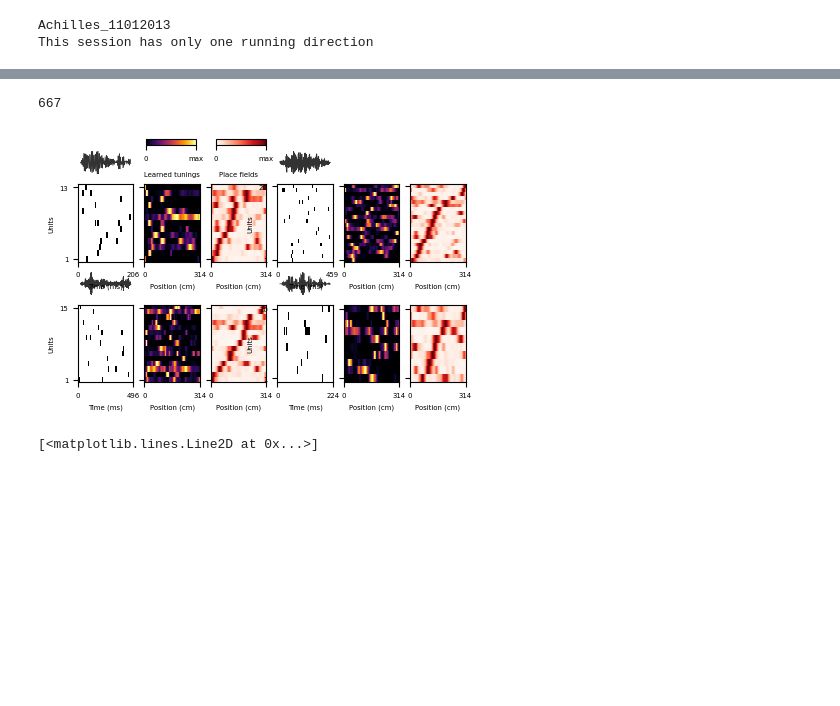
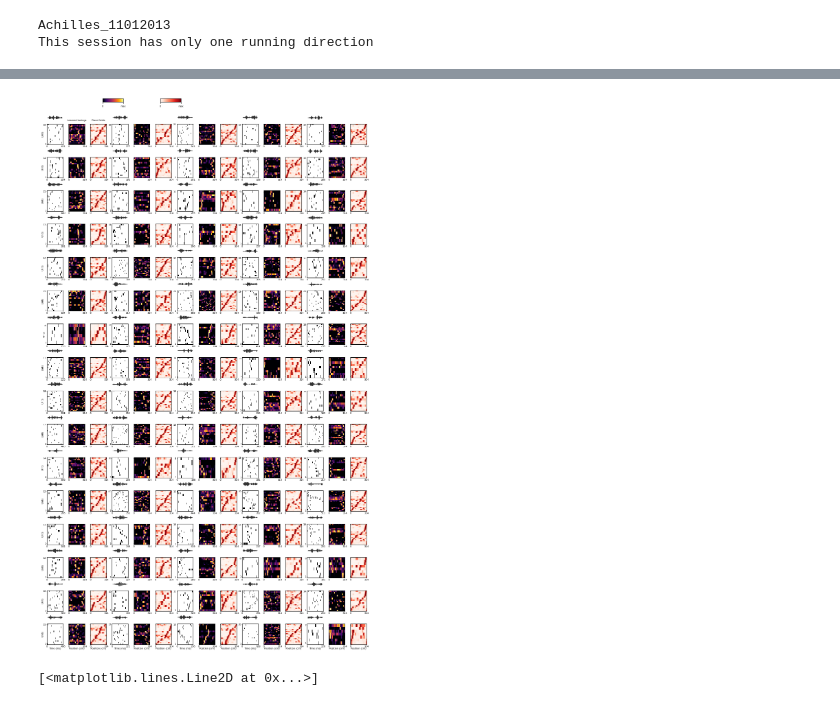
Before and after one commit to diba-lab/Maboudi_et_al_2022, a Jupyter notebook: individual_ripple_event_learned_tunings.ipynb, the cells around one changed output, grey strips where cells are left out. Cells and saved outputs as stored; diff of their text form; code cells hidden in the pictures; blank space fills up the shorter version.

```diff
--- a/individual_ripple_event_learned_tunings.ipynb
+++ b/individual_ripple_event_learned_tunings.ipynb
@@ -359,4 +304,0 @@ plt.savefig(file_path, format = 'pdf', dpi = 300)
-# %%
-len(selected_PBEs_IDX)
-# %% [output]
-667
@@ -380,18 +387,22 @@ kernel = kernel / np.sum(kernel)
 
 # select_pbe_n = [10353, 7548, 8280, 9691, 8807, 8721, 7308, 8478, 9830, 9683] ,
 # select_pbe_n = [9691, 7308, 8721, 9830] # replays
-select_pbe_n = [7537, 7517, 7585, 7116]
+# select_pbe_n = [7537, 7517, 7585, 7116]
 
-nrows = 2
-ncols = 2
+nrows = 16
+ncols = 5
 fontsize = 5
 
-fig = plt.figure(figsize = (5, 3))
+fig = plt.figure(figsize = (12, 20))
 plt.rcParams['svg.fonttype'] = 'none'
 plt.rcParams['image.interpolation'] = 'nearest'
-G = gridspec.GridSpec(nrows*2, ncols*3, height_ratios= [0.3, 1]*nrows, hspace = 0.2, wspace = 0.2)
+G = gridspec.GridSpec(nrows*2, ncols*3, height_ratios= [0.2, 1]*nrows, hspace = 0.35, wspace = 0.35)
 
-PBEs_to_plot =np.where(np.isin(PBEs_subselect['n'], select_pbe_n))[0]
+# PBEs_to_plot =np.where(np.isin(PBEs_subselect['n'], select_pbe_n))[0]
+
+selected_PBEs_IDX = np.where(PBEs_subselect['rt_ui'] > 0)[0]
+PBEs_to_plot = [selected_PBEs_IDX[i] for i in range(80, 160)]
+
 
 count = 0
 flag = 0
@@ -430,7 +441,7 @@ for i in range(nrows):
         axes_0.set_frame_on(False)
         axes_0.set_xticks([])
         axes_0.set_yticks([])
-        axes_0.tick_params(axis='both', which='major', labelsize=fontsize)  # Adjust fontsize as needed
+        axes_0.tick_params(axis='both', which='major', labelsize=fontsize, pad = 1)  # Adjust fontsize as needed
 
 
         axes_1 = plt.subplot(G[i*2+1, j*3+0])
@@ -442,10 +453,17 @@ for i in range(nrows):
         axes_1.set_xlim([0, num_time_bins])
         axes_1.set_xticks([0, num_time_bins])
         axes_1.set_yticks([0, num_active_units-1], [1, num_active_units])
-        axes_1.set_ylabel('Units', fontsize = fontsize)
+        if j == 0:
+            axes_1.set_ylabel('Units', fontsize = fontsize, labelpad = -1)
+        else:
+            axes_1.set_ylabel('')
 
-        axes_1.set_xlabel('Time (ms)', fontsize = fontsize)
-        axes_1.tick_params(axis='both', which='major', labelsize=fontsize)  # Adjust fontsize as needed
+        if i == (nrows-1):
+            axes_1.set_xlabel('Time (ms)', fontsize = fontsize, labelpad = 0)
+        else:
+            axes_1.set_xlabel('')
+
+        axes_1.tick_params(axis='both', which='major', labelsize=fontsize, pad = 1, length = 1)  # Adjust fontsize as needed
 
 
 
@@ -454,46 +472,56 @@ for i in range(nrows):
         axes_2.set_xlim([0, num_pos_bins])
         axes_2.set_xticks([0, num_pos_bins], [0, num_pos_bins*2])
         axes_2.set_yticks([0, num_active_units-1], [])
-        axes_2.set_xlabel('Position (cm)', fontsize = fontsize)
+
+        if i == (nrows-1):
+            axes_2.set_xlabel('Position (cm)', fontsize = fontsize, labelpad = 0)
+        else:
+            axes_2.set_xlabel('')
+
         if count == 0:
             axes_2.set_title('Learned tunings', fontsize = fontsize)
-        axes_2.tick_params(axis='both', which='major', labelsize=fontsize)  # Adjust fontsize as needed
+        axes_2.tick_params(axis='both', which='major', labelsize=fontsize, pad = 1, length = 1)  # Adjust fontsize as needed
 
 
 
 
         axes_3 = plt.subplot(G[i*2+1, j*3+2])
         im_3 = axes_3.imshow(place_fields[active_units], origin = 'lower', cmap = 'Reds', aspect = 'auto', interpolation = 'none')
         axes_3.set_xlim([0, num_pos_bins])
         axes_3.set_xticks([0, num_pos_bins], [0, num_pos_bins*2])
         axes_3.set_yticks([0, num_active_units-1], [])
-        axes_3.set_xlabel('Position (cm)', fontsize = fontsize)
+
+        if i == (nrows-1):
+            axes_3.set_xlabel('Position (cm)', fontsize = fontsize, labelpad = 0)
+        else:
+            axes_3.set_xlabel('')
+
         if count == 0:
             axes_3.set_title('Place fields', fontsize = fontsize)
-        axes_3.tick_params(axis='both', which='major', labelsize=fontsize)  # Adjust fontsize as needed
+        axes_3.tick_params(axis='both', which='major', labelsize=fontsize, pad = 1, length = 1)  # Adjust fontsize as needed
 
 
         count += 1
 
 
 # Add colorbars for the 'inferno' and 'Reds' colormaps
-cbar_ax_2 = fig.add_axes([0.26, 0.90, 0.1, 0.02])  # Adjust these coordinates and dimensions as needed
-cbar_ax_3 = fig.add_axes([0.40, 0.90, 0.1, 0.02])  # Adjust these coordinates and dimensions as needed
+cbar_ax_2 = fig.add_axes([0.26, 0.90, 0.05, 0.005])  # Adjust these coordinates and dimensions as needed
+cbar_ax_3 = fig.add_axes([0.40, 0.90, 0.05, 0.005])  # Adjust these coordinates and dimensions as needed
 cbar_2 = plt.colorbar(im_2, cax=cbar_ax_2, orientation='horizontal')
 cbar_2.set_ticks([0, 1])
 cbar_2.set_ticklabels(['0', 'max'], fontsize = fontsize)
 cbar_3 = plt.colorbar(im_3, cax=cbar_ax_3, orientation='horizontal')
 cbar_3.set_ticks([0, 1])
 cbar_3.set_ticklabels(['0', 'max'], fontsize = fontsize)
 
 plt.tight_layout()
 
 
-filename = f'{session_name}.learned_tuning_indiv_PBEs_non_replays.pdf'
-file_path = os.path.join(session_dataset_path, filename)
+filename = f'{session_name}.learned_tuning_indiv_PBEs_set2.pdf'
+file_path = os.path.join(data_dir, filename)
 plt.savefig(file_path, format = 'pdf', dpi = 300)
 # %% [output]
-[figure, old version]
+[figure, new version]
 # %%
 # When I was saving the ripple wave for each PBE I stored all data points from 700 ms before to 700 ms after the  PBE peak T (time resolution = 1 ms)
 
```
Also changed, not shown: parts of 3 cells of this notebook, 16 other files.
